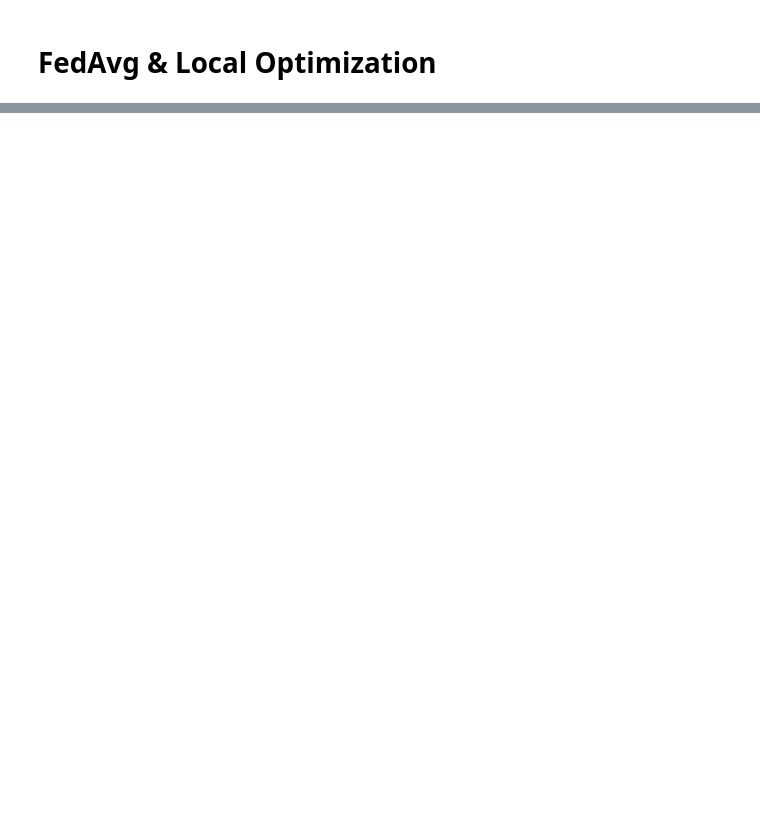
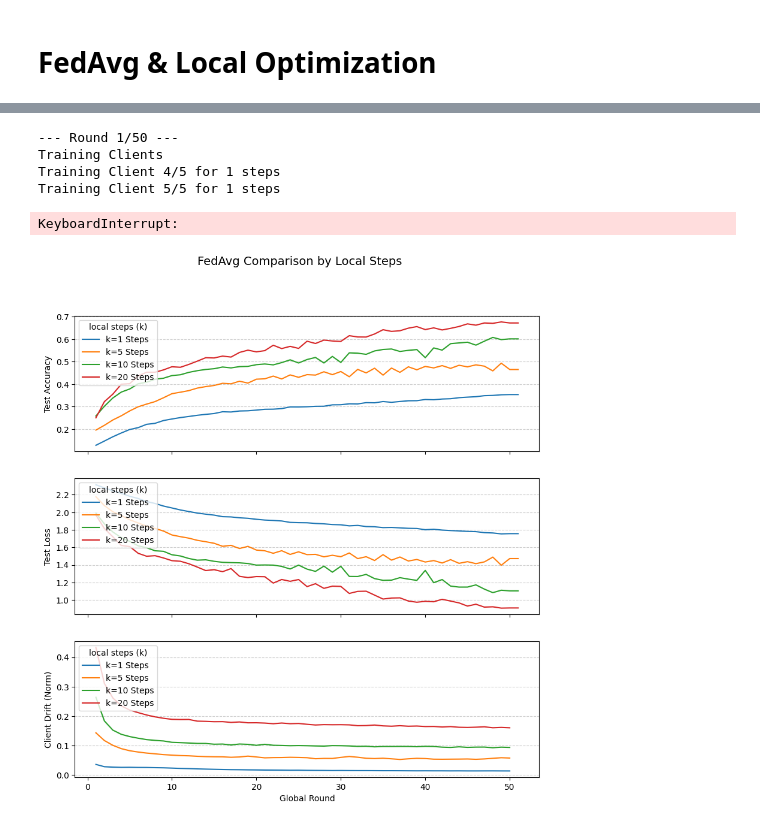
Before and after one commit to Zapy67/ATML-PA-4, a Jupyter notebook: task2.ipynb, the cells around one changed output, grey strips where cells are left out. Saved outputs shown, nothing was run; the diff lists cells and outputs as text; code cells hidden in the pictures; blank space fills up the shorter version.

```diff
--- a/task2.ipynb
+++ b/task2.ipynb
@@ -685,0 +149,50 @@ plot_client_drift(f.federated_method.round_metrics, f"Client Drift (sampling fra
+# %%
+import matplotlib.pyplot as plt
+
+def plot_metrics(metrics:dict, title:str, label: str, label_desc:str):
+    metric_map = {
+        'fed_test_acc': 'Test Accuracy',
+        'fed_test_loss': 'Test Loss',
+        'client_drift': 'Client Drift (Norm)'
+    }
+    metric_order = ['fed_test_acc', 'fed_test_loss', 'client_drift']
+    k_values = sorted(metrics.keys())
+
+    fig, axes = plt.subplots(3, 1, figsize=(10, 10), sharex=True)
+    fig.suptitle(title, fontsize=14)
+
+
+    for i, metric_key in enumerate(metric_order):
+        ax = axes[i]
+        for k in k_values:
+            values = metrics[k][metric_key]
+            rounds = list(range(1, len(values) + 1))
+            ax.plot(rounds, values, label=f'{label}={k}')
+
+        ax.set_ylabel(metric_map[metric_key])
+        ax.grid(axis='y', linestyle='--', alpha=0.6)
+        ax.legend(title=f'{label_desc} ({label})', loc='upper left')
+
+    axes[-1].set_xlabel('Global Round')
+    plt.show()
+# %%
+#experimental setup 1.
+from IPython.display import clear_output
+
+metrics_exp_1 = {}
+total_samples = len(trainset.dataset)
+for k in [1, 5, 10, 20]:
+    f = fed_avg_exp(lr=1.5e-2, num_clients=5,num_steps=k, global_runs=50, sampling_frac=1.0)
+    metrics_exp_1[k] = f.federated_method.round_metrics
+    clear_output(wait=True)
+# %% [output]
+--- Round 1/50 ---
+Training Clients
+Training Client 4/5 for 1 steps
+Training Client 5/5 for 1 steps
+KeyboardInterrupt:
+# %%
+plot_metrics(metrics_exp_1, title="FedAvg Comparison by Local Steps", label="k", label_desc="local steps")
+print(metrics_exp_1)
+# %% [output]
+[figure, added]
```
Also changed, not shown: parts of 19 cells of this notebook, 7 other files.
